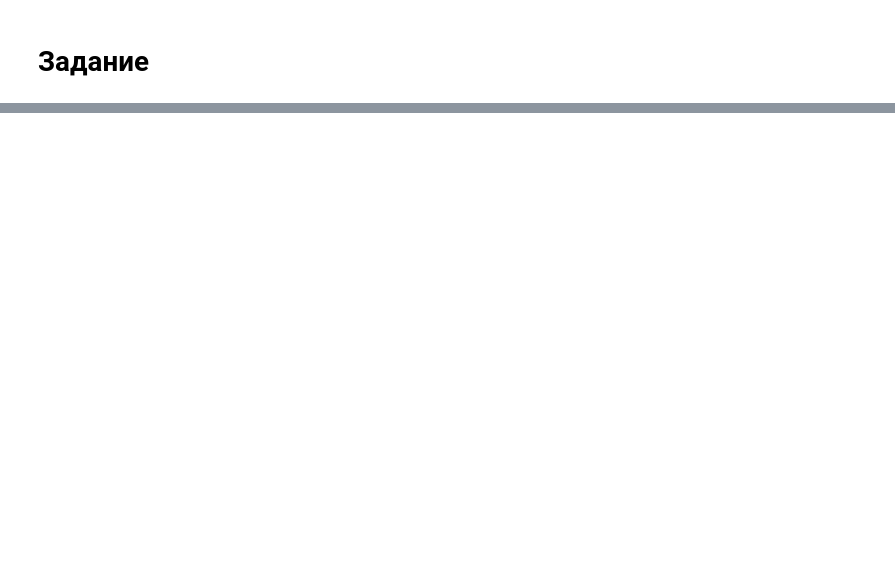
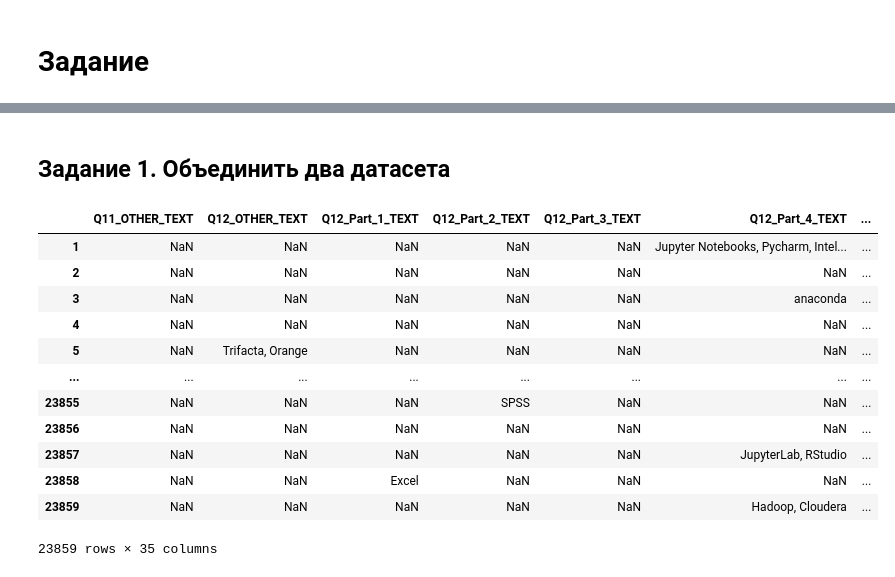
Before and after one commit to KhubbatulinMark/sber-21-rudn, a Jupyter notebook: solutions/02-solution.ipynb, the cells around one changed output, grey strips where cells are left out. Drawn from its saved outputs; the diff is of its cells as text; code cells hidden in the pictures; blank space fills up the shorter version.

```diff
--- a/solutions/02-solution.ipynb
+++ b/solutions/02-solution.ipynb
@@ -123,0 +26,2 @@ data[
+# %% [markdown]
+## Задание 1. Объединить два датасета
@@ -123,0 +30,16 @@ data[
+# %%
+df1
+# %% [output]
+|  | Q11_OTHER_TEXT | Q12_OTHER_TEXT | Q12_Part_1_TEXT | Q12_Part_2_TEXT | Q12_Part_3_TEXT | Q12_Part_4_TEXT | ... |
+| 1 | NaN | NaN | NaN | NaN | NaN | Jupyter Notebooks, Pycharm, Intel... | ... |
+| 2 | NaN | NaN | NaN | NaN | NaN | NaN | ... |
+| 3 | NaN | NaN | NaN | NaN | NaN | anaconda | ... |
+| 4 | NaN | NaN | NaN | NaN | NaN | NaN | ... |
+| 5 | NaN | Trifacta, Orange | NaN | NaN | NaN | NaN | ... |
+| ... | ... | ... | ... | ... | ... | ... | ... |
+| 23855 | NaN | NaN | NaN | SPSS | NaN | NaN | ... |
+| 23856 | NaN | NaN | NaN | NaN | NaN | NaN | ... |
+| 23857 | NaN | NaN | NaN | NaN | NaN | JupyterLab, RStudio | ... |
+| 23858 | NaN | NaN | Excel | NaN | NaN | NaN | ... |
+| 23859 | NaN | NaN | NaN | NaN | NaN | Hadoop, Cloudera | ... |
+23859 rows × 35 columns
```
Also changed, not shown: parts of 53 cells of this notebook, 3 other files.
